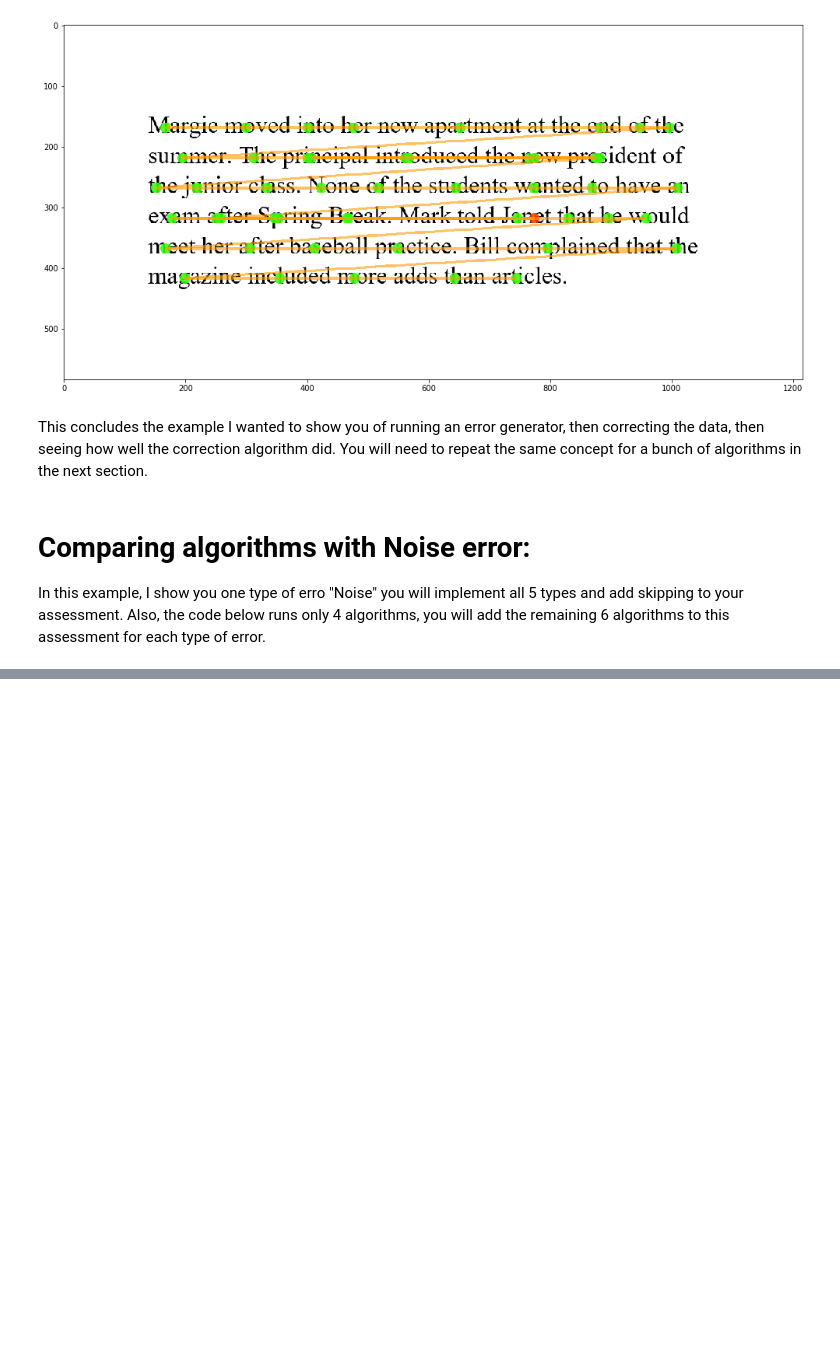
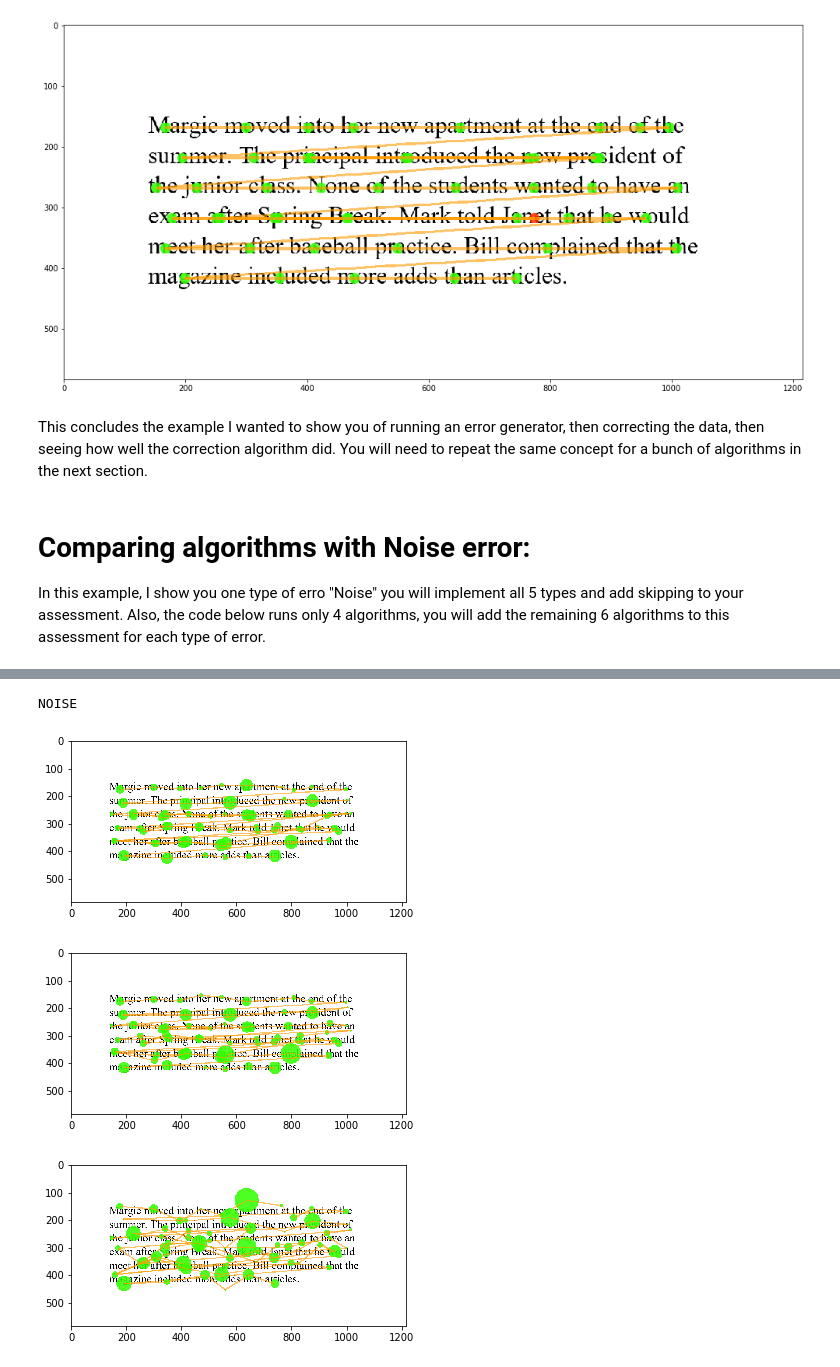
Before and after one commit to enjoythecode/CS421-project1, a Jupyter notebook: 2-Simulate-correction-on-synthetic-dataset-noise.ipynb, the cells around one changed output, grey strips where cells are left out. Saved outputs shown, nothing was run; the diff lists cells and outputs as text; code cells hidden in the pictures; blank space fills up the shorter version.

```diff
--- a/2-Simulate-correction-on-synthetic-dataset-noise.ipynb
+++ b/2-Simulate-correction-on-synthetic-dataset-noise.ipynb
@@ -170,8 +174,2 @@ def e2e_error(error_name, errof_f, data):
 
     return {"error_name": error_name, "plot": plot, "results": results, "mean_results": mean_results}
-# %%
-def noise_error(prob, data, robot_str):
-    x = correction.error_noise(prob/10, 30, prob/10, data[robot_str].copy())
-    return x
-
-e2e_error("noise", noise_error, data)
@@ -279,16 +176,22 @@ robot: 11     error probability: 9
 # %%
+import correction
+
+def noise_error(prob, data, robot_str):
+    x = correction.error_noise(prob/10, prob * 4, prob/10, data[robot_str].copy())
+    return x
+
 def slope_error(prob, data, robot_str):
-    x = correction.error_slope(prob/10, data[robot_str].copy())
+    x = correction.error_slope(prob/100, data[robot_str].copy())
     return x
 
 def shift_error(prob, data, robot_str):
-    x = correction.error_shift(prob/10, data[robot_str].copy())
+    x = correction.error_shift(prob/50, data[robot_str].copy())
     return x
 
 def withinl_error(prob, data, robot_str):
-    x = correction.error_withinline(prob/10, data[robot_str].copy())
+    x = correction.error_withinline(prob/40, data[robot_str].copy())
     return x
 
 def betweenl_error(prob, data, robot_str):
-    x = correction.error_betweenline(prob/10, data[robot_str].copy())
+    x = correction.error_betweenline(prob/40, data[robot_str].copy())
     return x
@@ -324,0 +198,5 @@ pool_results
+# %%
+def example_error_data(error_f):
+    for error_probability in [0, 5, 10]:
+        error_data = error_f(error_probability, data, "robot0")
+        correction.draw_fixation('synthetic_text.png', error_data)
@@ -324,0 +223,8 @@ pool_results
+# %%
+print("NOISE")
+example_error_data(noise_error)
+# %% [output]
+NOISE
+[figure, added]
+[figure, added]
+[figure, added]
```
Also changed, not shown: parts of 25 cells of this notebook, 1 other file.
